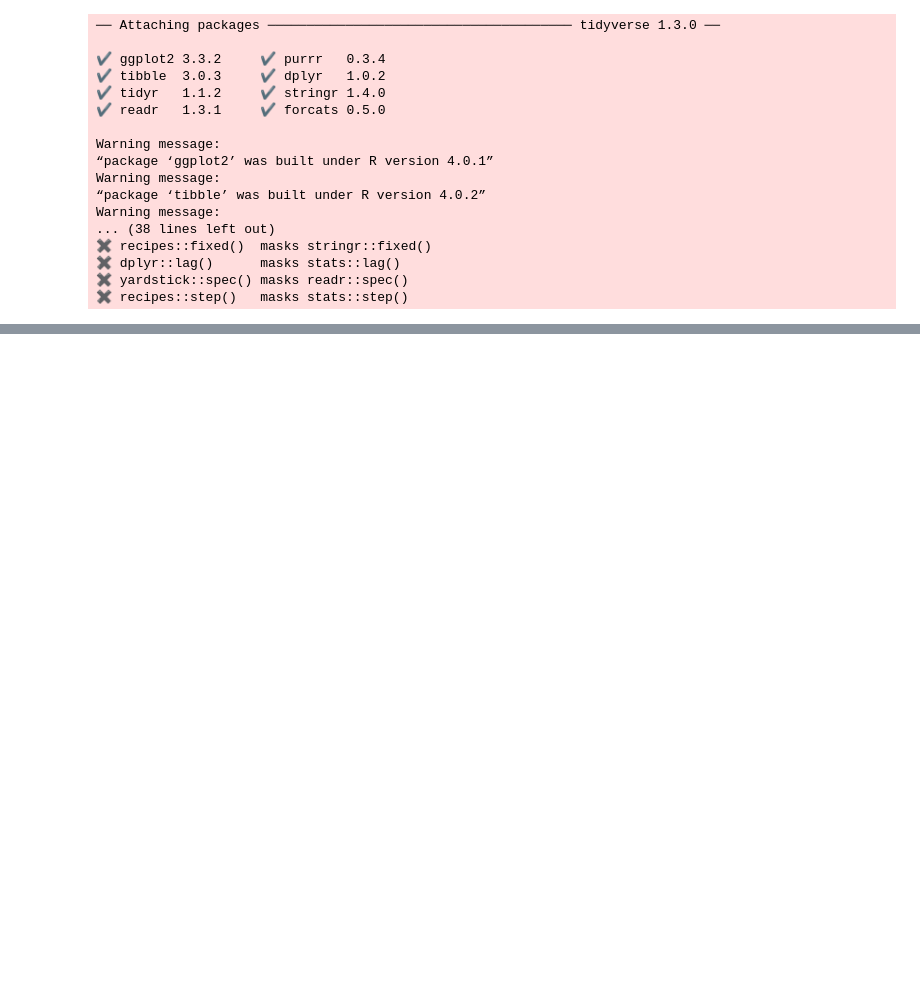
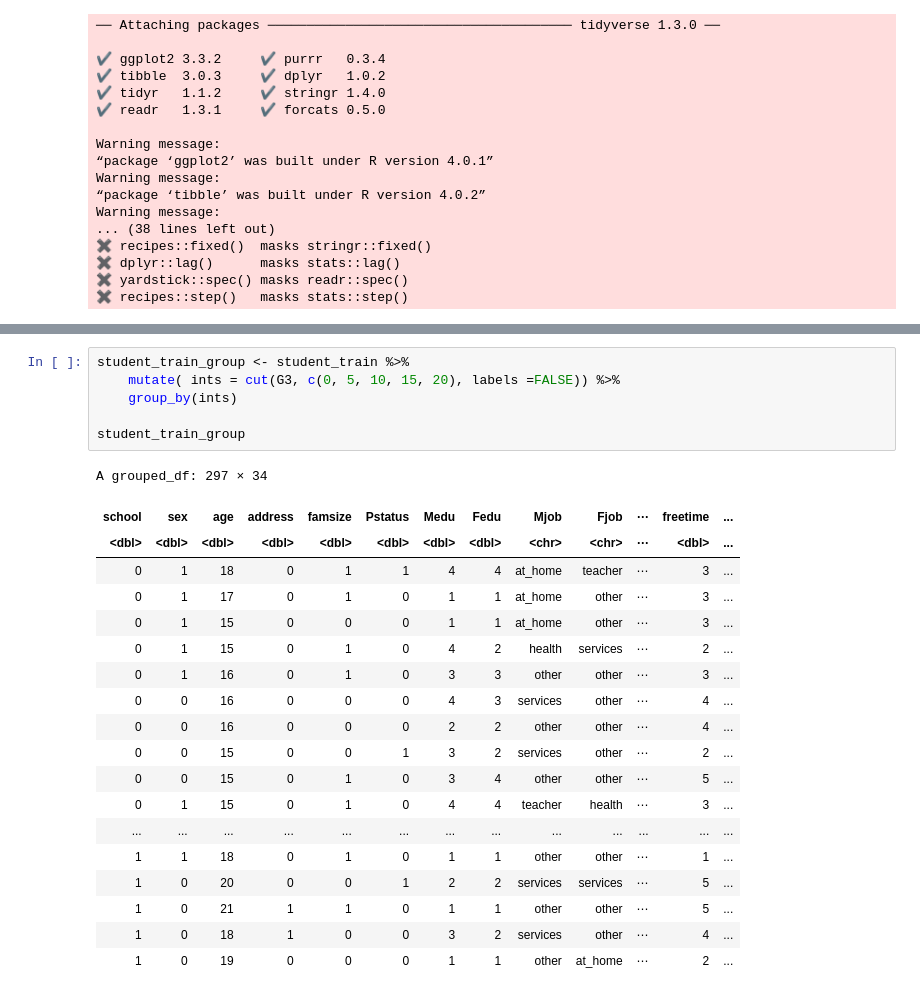
Before and after one commit to FelixNg21/DSCI100-project, a Jupyter notebook: Proposal.ipynb, the cells around one changed output, grey strips where cells are left out. Cells and saved outputs as stored; diff of their text form; blank space fills up the shorter version.

```diff
--- a/Proposal.ipynb
+++ b/Proposal.ipynb
@@ -165,0 +269,26 @@ A spec_tbl_df: 395 × 33
+# %%
+student_train_group <- student_train %>%
+    mutate( ints = cut(G3, c(0, 5, 10, 15, 20), labels =FALSE)) %>%
+    group_by(ints)
+
+student_train_group
+# %% [output]
+A grouped_df: 297 × 34
+| school | sex | age | address | famsize | Pstatus | Medu | Fedu | Mjob | Fjob | ⋯ | freetime | ... |
+| <dbl> | <dbl> | <dbl> | <dbl> | <dbl> | <dbl> | <dbl> | <dbl> | <chr> | <chr> | ⋯ | <dbl> | ... |
+| 0 | 1 | 18 | 0 | 1 | 1 | 4 | 4 | at_home | teacher | ⋯ | 3 | ... |
+| 0 | 1 | 17 | 0 | 1 | 0 | 1 | 1 | at_home | other | ⋯ | 3 | ... |
+| 0 | 1 | 15 | 0 | 0 | 0 | 1 | 1 | at_home | other | ⋯ | 3 | ... |
+| 0 | 1 | 15 | 0 | 1 | 0 | 4 | 2 | health | services | ⋯ | 2 | ... |
+| 0 | 1 | 16 | 0 | 1 | 0 | 3 | 3 | other | other | ⋯ | 3 | ... |
+| 0 | 0 | 16 | 0 | 0 | 0 | 4 | 3 | services | other | ⋯ | 4 | ... |
+| 0 | 0 | 16 | 0 | 0 | 0 | 2 | 2 | other | other | ⋯ | 4 | ... |
+| 0 | 0 | 15 | 0 | 0 | 1 | 3 | 2 | services | other | ⋯ | 2 | ... |
+| 0 | 0 | 15 | 0 | 1 | 0 | 3 | 4 | other | other | ⋯ | 5 | ... |
+| 0 | 1 | 15 | 0 | 1 | 0 | 4 | 4 | teacher | health | ⋯ | 3 | ... |
+| ... | ... | ... | ... | ... | ... | ... | ... | ... | ... | ... | ... | ... |
+| 1 | 1 | 18 | 0 | 1 | 0 | 1 | 1 | other | other | ⋯ | 1 | ... |
+| 1 | 0 | 20 | 0 | 0 | 1 | 2 | 2 | services | services | ⋯ | 5 | ... |
+| 1 | 0 | 21 | 1 | 1 | 0 | 1 | 1 | other | other | ⋯ | 5 | ... |
+| 1 | 0 | 18 | 1 | 0 | 0 | 3 | 2 | services | other | ⋯ | 4 | ... |
+| 1 | 0 | 19 | 0 | 0 | 0 | 1 | 1 | other | at_home | ⋯ | 2 | ... |
```
Also changed, not shown: parts of 7 cells of this notebook.
